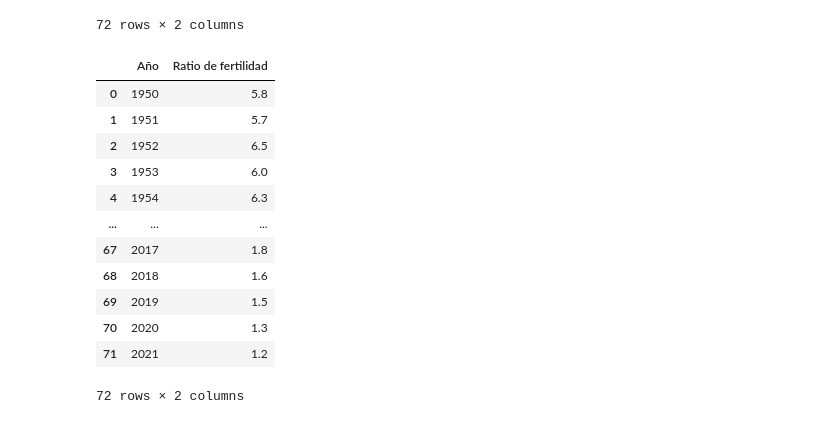
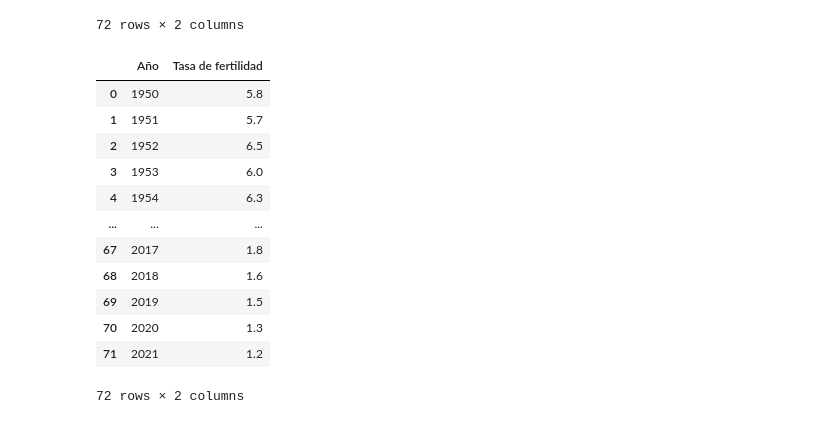
Before and after one commit to appeceix/China_population_EDA, a Jupyter notebook: main.ipynb, the cells around one changed output. Saved outputs shown, nothing was run; the diff lists cells and outputs as text; code cells hidden in the pictures.

```diff
--- a/main.ipynb
+++ b/main.ipynb
@@ -151,22 +151,22 @@ fig_control_natalidad.add_annotation(x=1980, y=df_var_interanual_china.loc[df_va
                     showarrow=True, arrowhead=5)
 fig_control_natalidad.show()
 # %%
-# Ahora empezaremos a trabajar con otro conjunto de datos centrado en el ratio de fertilidad.
+# Ahora empezaremos a trabajar con otro conjunto de datos centrado en la tasa de fertilidad.
 path_global_fertility = "./Data/fertility-rate.csv"
 df_global_fertility = pd.read_csv(path_global_fertility)
 df_global_fertility = df_global_fertility[["Country name", "Year", "Fertility rate: children per woman"]]
 df_global_fertility = df_global_fertility.rename(
-    columns={"Year": "Año", "Fertility rate: children per woman": "Ratio de fertilidad"}
+                            columns={"Year": "Año", "Fertility rate: children per woman": "Tasa de fertilidad"}
     )
 # df_global_fertility
 # %%
 # Filtramos el dataset previo para obtener los datos de China.
 
 df_china_fertility = df_global_fertility[df_global_fertility["Country name"] == "China"].reset_index()
-df_china_fertility = df_china_fertility[["Año", "Ratio de fertilidad"]]
+df_china_fertility = df_china_fertility[["Año", "Tasa de fertilidad"]]
 df_china_fertility
 # %% [output]
-|  | Año | Ratio de fertilidad |
+|  | Año | Tasa de fertilidad |
 | 0 | 1950 | 5.8 |
 | 1 | 1951 | 5.7 |
 | 2 | 1952 | 6.5 |
```
Also changed, not shown: parts of 3 cells of this notebook.
